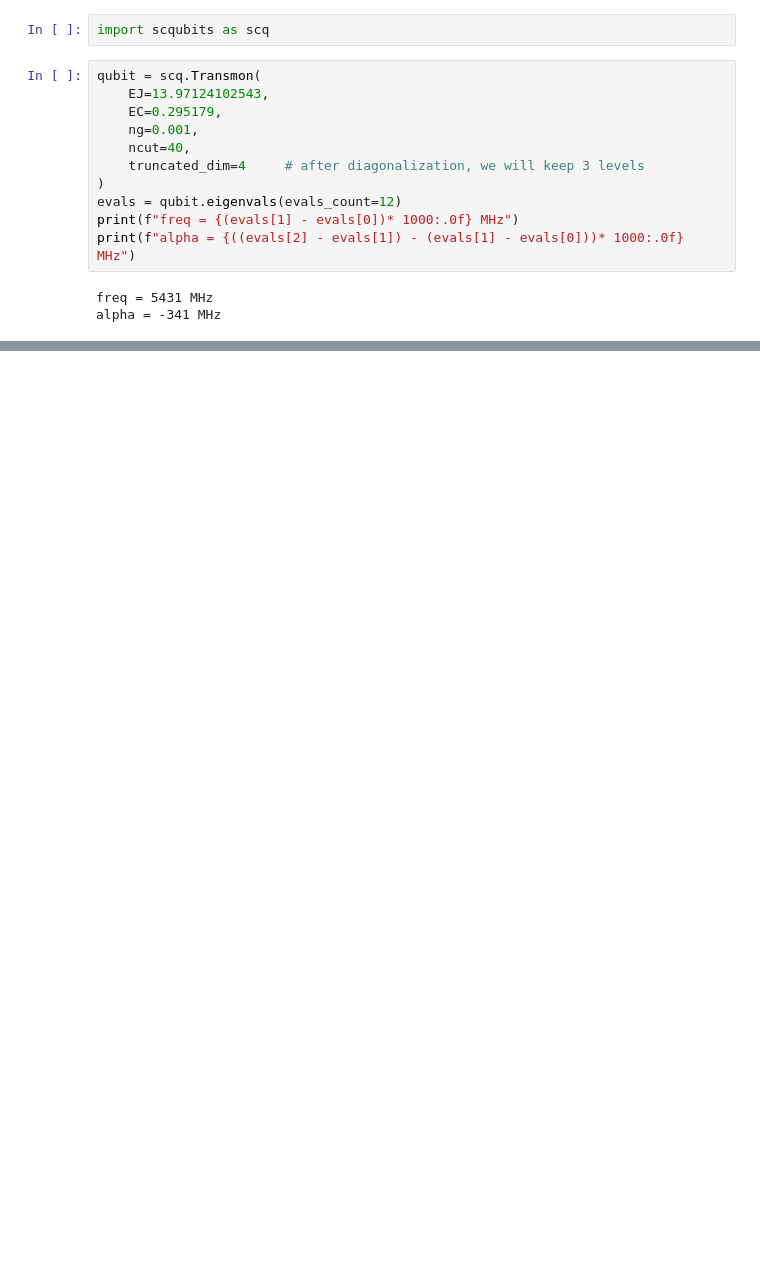
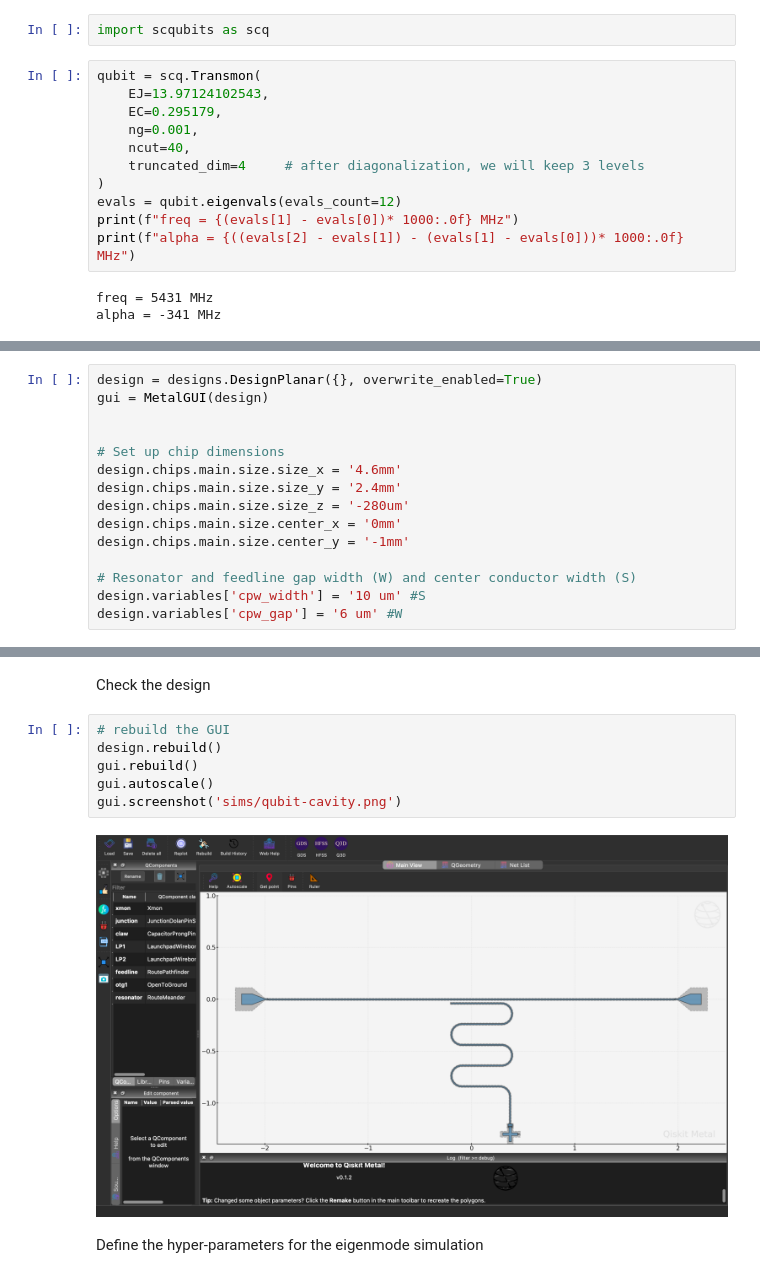
Before and after one commit to AwkwaBear/tutorials_quantum_device_design, a Jupyter notebook: transmon_resonator.ipynb, the cells around one changed output, grey strips where cells are left out. Cells and saved outputs as stored; diff of their text form; blank space fills up the shorter version.

```diff
--- a/transmon_resonator.ipynb
+++ b/transmon_resonator.ipynb
@@ -274,0 +723,15 @@ qubit.plot_evals_vs_paramvals('ng', ng_list, evals_count=6, subtract_ground=Fals
+# %%
+design = designs.DesignPlanar({}, overwrite_enabled=True)
+gui = MetalGUI(design)
+
+
+# Set up chip dimensions
+design.chips.main.size.size_x = '4.6mm'
+design.chips.main.size.size_y = '2.4mm'
+design.chips.main.size.size_z = '-280um'
+design.chips.main.size.center_x = '0mm'
+design.chips.main.size.center_y = '-1mm'
+
+# Resonator and feedline gap width (W) and center conductor width (S)
+design.variables['cpw_width'] = '10 um' #S
+design.variables['cpw_gap'] = '6 um' #W
@@ -274,0 +808,12 @@ qubit.plot_evals_vs_paramvals('ng', ng_list, evals_count=6, subtract_ground=Fals
+# %% [markdown]
+Check the design
+# %%
+# rebuild the GUI
+design.rebuild()
+gui.rebuild()
+gui.autoscale()
+gui.screenshot('sims/qubit-cavity.png')
+# %% [output]
+[figure, added]
+# %% [markdown]
+Define the hyper-parameters for the eigenmode simulation
```
Also changed, not shown: parts of 50 cells of this notebook, 1 other file.
